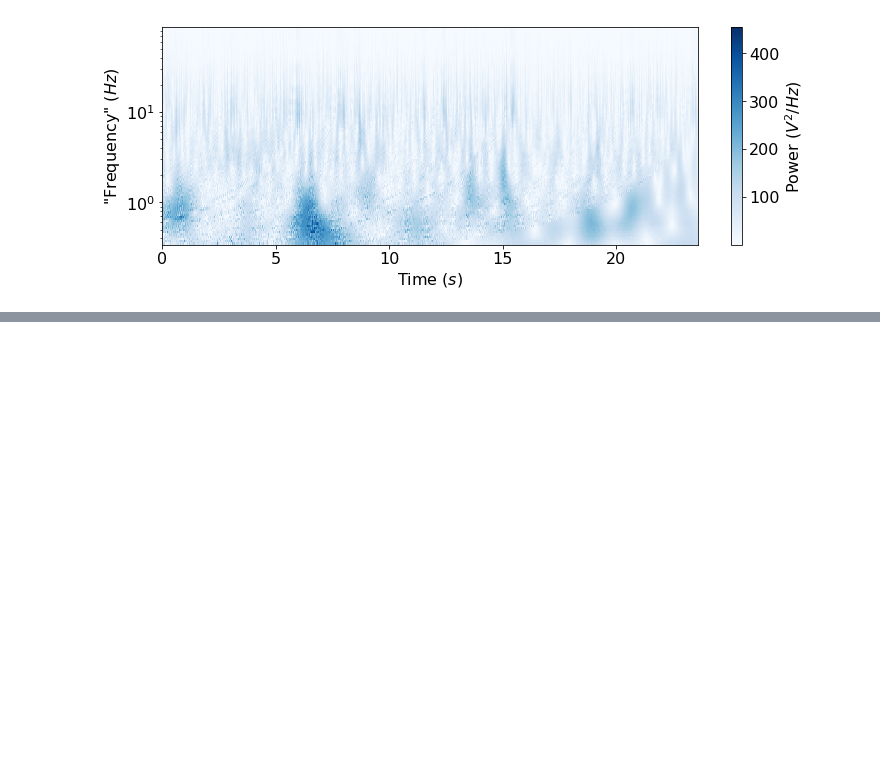
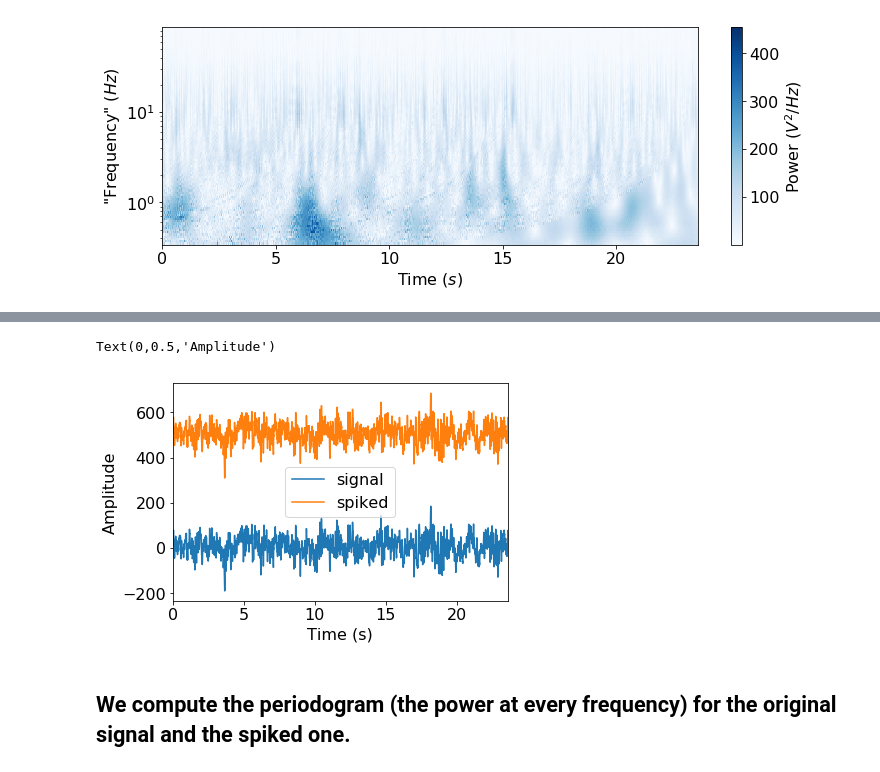
Before and after one commit to rgerkin/dacn-lectures, a Jupyter notebook: spectral-analysis.ipynb, the cells around one changed output, grey strips where cells are left out. Cells and saved outputs as stored; diff of their text form; code cells hidden in the pictures; blank space fills up the shorter version.

```diff
--- a/spectral-analysis.ipynb
+++ b/spectral-analysis.ipynb
@@ -265,0 +268,5 @@ plot_scalogram(eeg.index,frequencies,cwt_values)
+# %%
+# Load the EEG data
+eeg = pd.read_csv('data/eeg/Z001.txt',header=None,names=['signal'])
+eeg.index *= dt # We multiply by dt to turn the index from sample indices (0,1,2,...) to actual time values.
+eeg.index.name = 'Time (s)'
@@ -265,0 +276,5 @@ plot_scalogram(eeg.index,frequencies,cwt_values)
+# %%
+my_freq = 0 # Pick a new value here
+my_amplitude = 0 # Pick a new value here
+my_offset = my_amplitude+500
+eeg['spiked'] = eeg['signal'] + my_offset+my_amplitude*np.sin(2*np.pi*my_freq*eeg.index)
@@ -265,0 +284,8 @@ plot_scalogram(eeg.index,frequencies,cwt_values)
+# %%
+eeg.plot()
+plt.ylabel('Amplitude')
+# %% [output]
+Text(0,0.5,'Amplitude')
+[figure, added]
+# %% [markdown]
+## We compute the periodogram (the power at every frequency) for the original signal and the spiked one.
```
Also changed, not shown: parts of 15 cells of this notebook.
